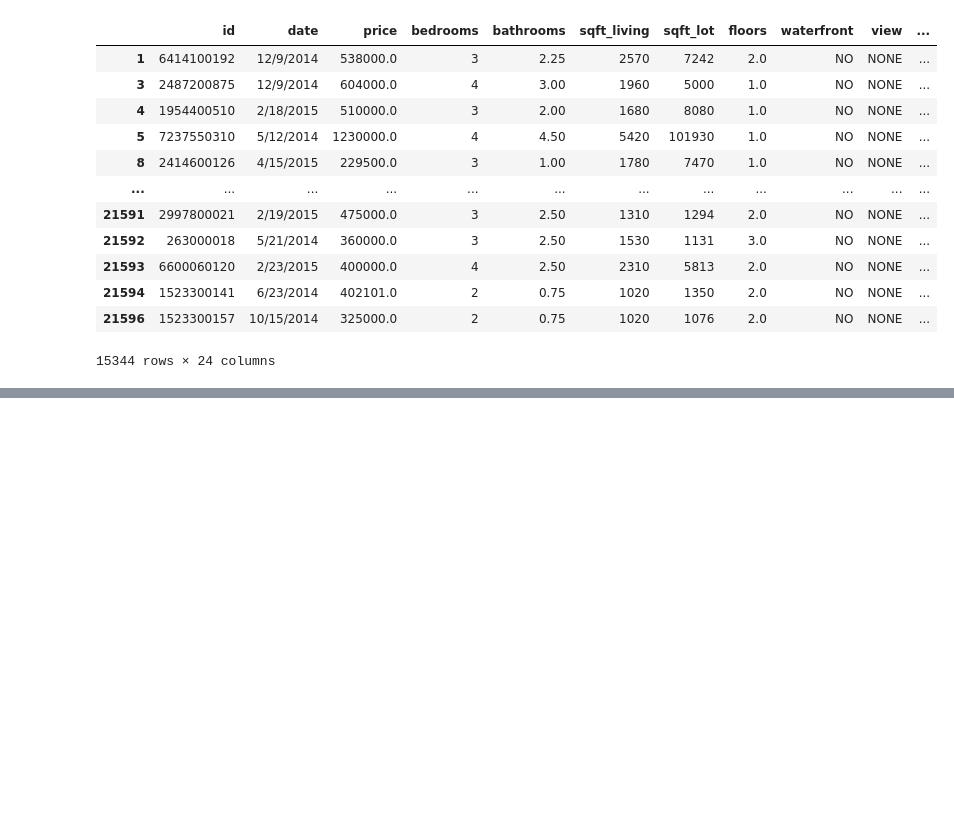
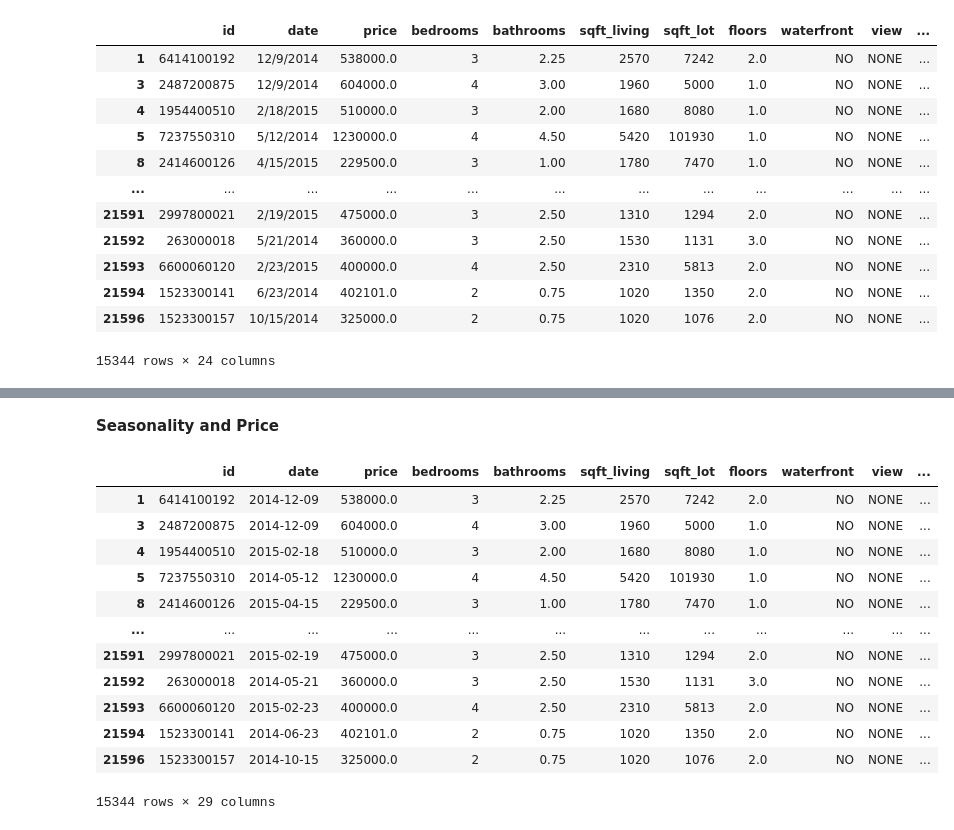
Before and after one commit to WatiriVivian/Phase2-DataScience-Project, a Jupyter notebook: student.ipynb, the cells around one changed output, grey strips where cells are left out. Cells and saved outputs as stored; diff of their text form; code cells hidden in the pictures; blank space fills up the shorter version.

```diff
--- a/student.ipynb
+++ b/student.ipynb
@@ -643,0 +305,13 @@ Log transformation of Y
+# %%
+#Seattle is 47.6062° N, -122.3321° W </b
+
+kingcounty_df['distance_from_seattle'] = kingcounty_df.apply(lambda row: haversine_distance(row['lat'], row['long'], 47.6062, -122.3321), axis=1)
+
+# Create a scatter plot
+plt.scatter(kingcounty_df['distance_from_seattle'], kingcounty_df['price'])
+plt.xlabel('Distance from Seattle')
+plt.ylabel('Price')
+plt.title('Correlation between Distance from Seattle and Price')
+
+# Display the plot
+plt.show()
@@ -643,0 +345,5 @@ Log transformation of Y
+# %%
+#add average price per each unique zipcode
+kingcounty_df['avg_price_per_zipcode'] = kingcounty_df.groupby('zipcode')['price'].transform('mean')
+kingcounty_df
+#you can ignore this column. It can be usedful for plotting price per zipcode with tableau
@@ -643,0 +364,25 @@ Log transformation of Y
+# %% [markdown]
+<b> Seasonality and Price </b>
+# %%
+kingcounty_df['date'] = pd.to_datetime(kingcounty_df['date'])
+#Extract the month from the date column and create a new column
+kingcounty_df['month'] = kingcounty_df['date'].dt.month
+#Map months to correspondng seasons
+season_mapping = {1: 'Winter', 2: 'Winter', 3: 'Spring', 4: 'Spring', 5: 'Spring', 6: 'Summer',
+                  7: 'Summer', 8: 'Summer', 9: 'Fall', 10: 'Fall', 11: 'Fall', 12: 'Winter'}
+kingcounty_df['season'] = kingcounty_df['month'].map(season_mapping)
+kingcounty_df
+# %% [output]
+|  | id | date | price | bedrooms | bathrooms | sqft_living | sqft_lot | floors | waterfront | view | ... |
+| 1 | 6414100192 | 2014-12-09 | 538000.0 | 3 | 2.25 | 2570 | 7242 | 2.0 | NO | NONE | ... |
+| 3 | 2487200875 | 2014-12-09 | 604000.0 | 4 | 3.00 | 1960 | 5000 | 1.0 | NO | NONE | ... |
+| 4 | 1954400510 | 2015-02-18 | 510000.0 | 3 | 2.00 | 1680 | 8080 | 1.0 | NO | NONE | ... |
+| 5 | 7237550310 | 2014-05-12 | 1230000.0 | 4 | 4.50 | 5420 | 101930 | 1.0 | NO | NONE | ... |
+| 8 | 2414600126 | 2015-04-15 | 229500.0 | 3 | 1.00 | 1780 | 7470 | 1.0 | NO | NONE | ... |
+| ... | ... | ... | ... | ... | ... | ... | ... | ... | ... | ... | ... |
+| 21591 | 2997800021 | 2015-02-19 | 475000.0 | 3 | 2.50 | 1310 | 1294 | 2.0 | NO | NONE | ... |
+| 21592 | 263000018 | 2014-05-21 | 360000.0 | 3 | 2.50 | 1530 | 1131 | 3.0 | NO | NONE | ... |
+| 21593 | 6600060120 | 2015-02-23 | 400000.0 | 4 | 2.50 | 2310 | 5813 | 2.0 | NO | NONE | ... |
+| 21594 | 1523300141 | 2014-06-23 | 402101.0 | 2 | 0.75 | 1020 | 1350 | 2.0 | NO | NONE | ... |
+| 21596 | 1523300157 | 2014-10-15 | 325000.0 | 2 | 0.75 | 1020 | 1076 | 2.0 | NO | NONE | ... |
+15344 rows × 29 columns
```
Also changed, not shown: parts of 86 cells of this notebook.
